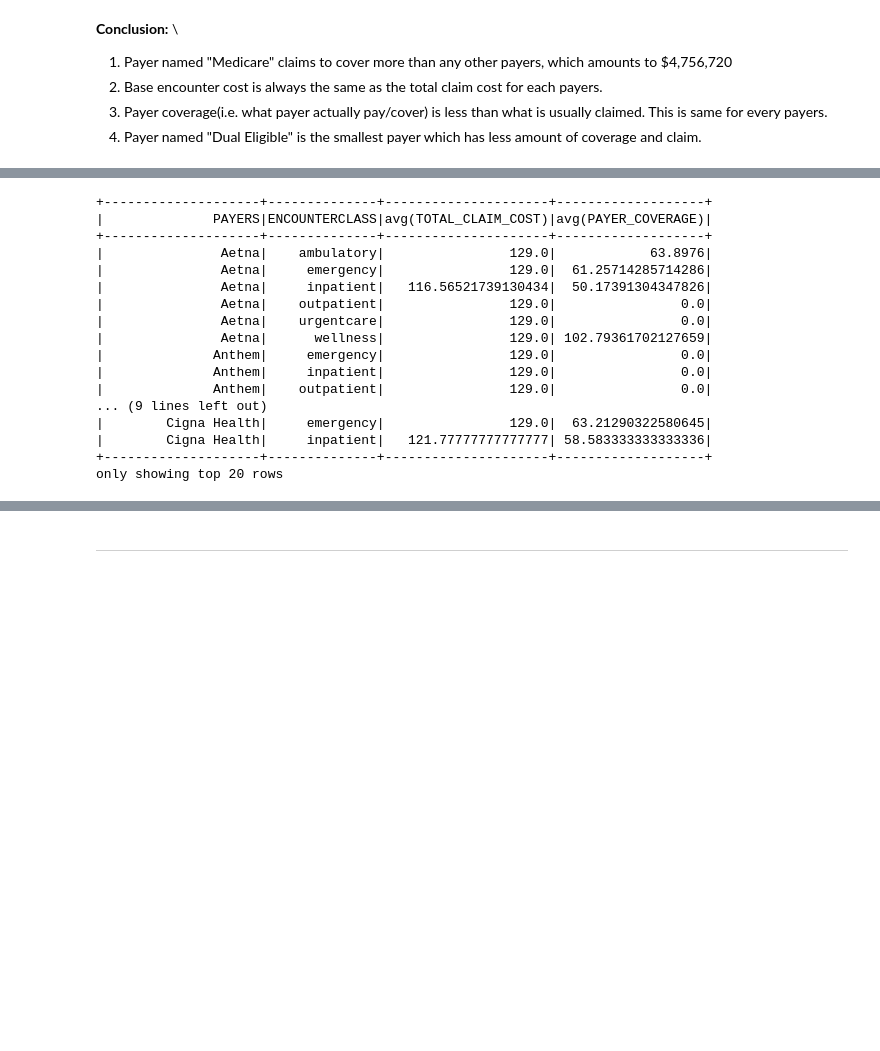
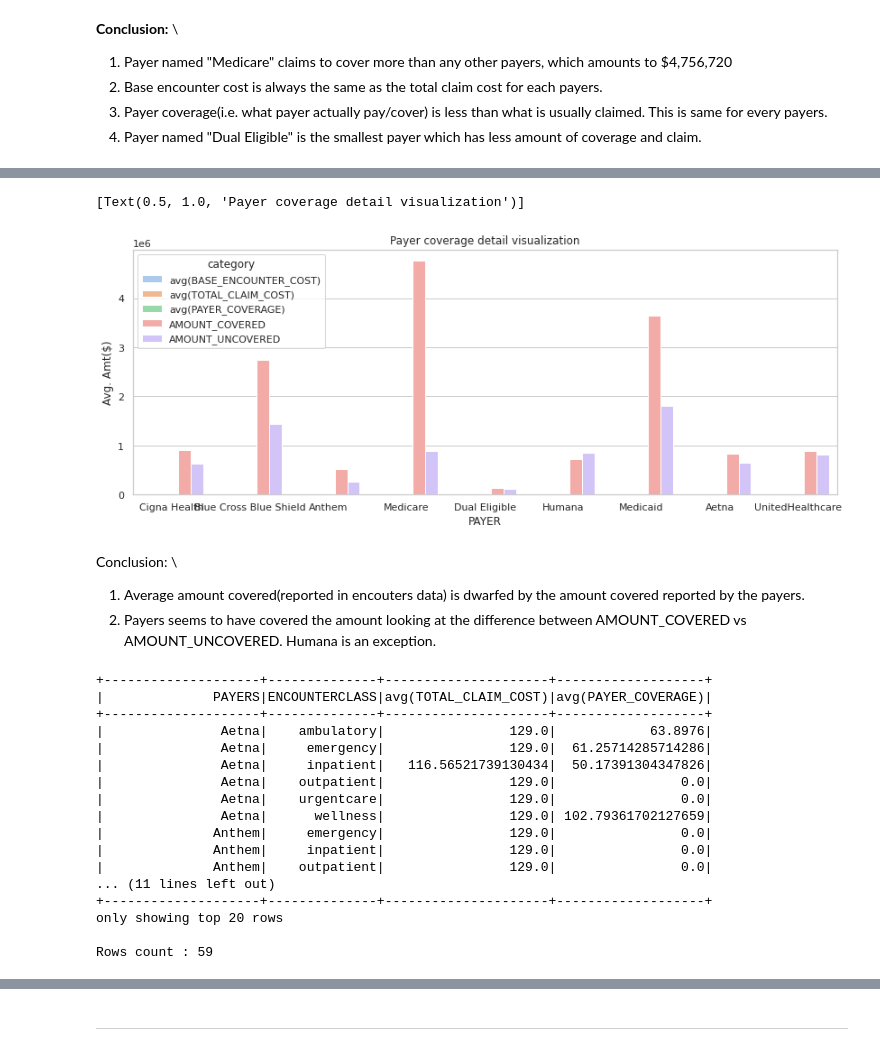
Before and after one commit to sunil-karki/EHR, a Jupyter notebook: WRL_EHR_1.ipynb, the cells around one changed output, grey strips where cells are left out. Cells and saved outputs as stored; diff of their text form; code cells hidden in the pictures; blank space fills up the shorter version.

```diff
--- a/WRL_EHR_1.ipynb
+++ b/WRL_EHR_1.ipynb
@@ -457,3 +485,7 @@ df_immunizations.select("DESCRIPTION").distinct().show(20, False)
+# %%
+# Renaming the similar column names in each dataframe to avoid ambiguity.
+df_immunizations = df_immunizations.withColumnRenamed("DESCRIPTION","IMMUNIZ_DESCRIPTION")
+df_encounters = df_encounters.withColumnRenamed("DESCRIPTION","ENC_DESCRIPTION")
 # %%
 # Converting field type from string to numeric for df_patients
 df_patients = df_patients.withColumn("HEALTHCARE_EXPENSES",df_patients.HEALTHCARE_EXPENSES.cast(IntegerType())) \
@@ -824,0 +900,8 @@ root
+# %%
+# Finding payer coverage report (finding average)
+payer_coverage_detail = pat_enc.groupBy("PAYER").avg("BASE_ENCOUNTER_COST", "TOTAL_CLAIM_COST", "PAYER_COVERAGE")
+payer_coverage_detail = payer_coverage_detail.join(df_pyr, trim(payer_coverage_detail.PAYER) == trim(df_pyr.PYR_ID))
+payer_coverage_detail = payer_coverage_detail.select(col("NAME").alias("PAYER"), "avg(BASE_ENCOUNTER_COST)", "avg(TOTAL_CLAIM_COST)", "avg(PAYER_COVERAGE)", "AMOUNT_COVERED", "AMOUNT_UNCOVERED") \
+                                             .filter("PAYER != 'NO_INSURANCE'")
+# "REVENUE")
+payer_coverage_detail.show()
@@ -825,3 +922,18 @@ root
+# %%
+pd_temp_df = payer_coverage_detail.toPandas()
+
+# Barplot for Payer coverage detail visualization
+sns.barplot(data=pd_temp_df.melt(id_vars='PAYER',
+                                  value_name='Avg. Amt($)', var_name='category'),
+            x='PAYER', y='Avg. Amt($)', hue='category')  \
+            .set(title='Payer coverage detail visualization')
+# %% [output]
+[Text(0.5, 1.0, 'Payer coverage detail visualization')]
+[figure, added]
+# %% [markdown]
+Conclusion: \
+1. Average amount covered(reported in encouters data) is dwarfed by the amount covered reported by the payers.
+2. Payers seems to have covered the amount looking at the difference between AMOUNT_COVERED vs AMOUNT_UNCOVERED. Humana is an exception.
 # %%
 # Finding payer coverage report with encounterclass
 payer_coverage_detail_2 = pat_enc.groupBy("PAYER", "ENCOUNTERCLASS").avg("TOTAL_CLAIM_COST", "PAYER_COVERAGE")
@@ -830,6 +942,9 @@ payer_coverage_detail_2 = payer_coverage_detail_2.join(df_pyr, trim(payer_covera
 payer_coverage_detail_2 = payer_coverage_detail_2.select(col("NAME").alias("PAYERS"), "ENCOUNTERCLASS", "avg(TOTAL_CLAIM_COST)", "avg(PAYER_COVERAGE)")
 #, "REVENUE")
 payer_coverage_detail_2.orderBy(col("PAYERS"), col("ENCOUNTERCLASS")).show()
+
+rows = payer_coverage_detail_2.count()
+print(f"Rows count : {rows}")
 # %% [output]
 +--------------------+--------------+---------------------+-------------------+
 |              PAYERS|ENCOUNTERCLASS|avg(TOTAL_CLAIM_COST)|avg(PAYER_COVERAGE)|
@@ -843,11 +958,11 @@ payer_coverage_detail_2.orderBy(col("PAYERS"), col("ENCOUNTERCLASS")).show()
 |              Anthem|     emergency|                129.0|                0.0|
 |              Anthem|     inpatient|                129.0|                0.0|
 |              Anthem|    outpatient|                129.0|                0.0|
-... (9 lines left out)
-|        Cigna Health|     emergency|                129.0|  63.21290322580645|
-|        Cigna Health|     inpatient|   121.77777777777777| 58.583333333333336|
+... (11 lines left out)
 +--------------------+--------------+---------------------+-------------------+
 only showing top 20 rows
+
+Rows count : 59
 # %%
 pat_immuniz = df_patients.join(df_immunizations, trim(df_patients.PATIENT_ID) == trim(df_immunizations.PATIENT))
 print(f"Rows count : {pat_immuniz.count()}") #15478
```
Also changed, not shown: parts of 43 cells of this notebook.
